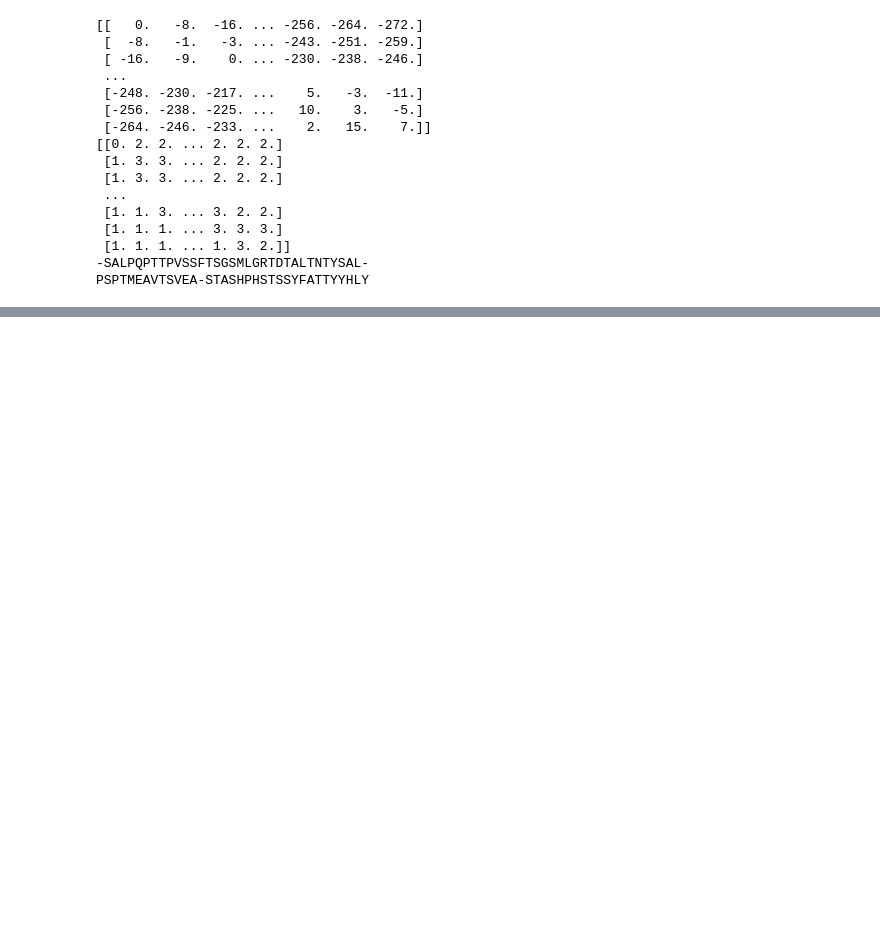
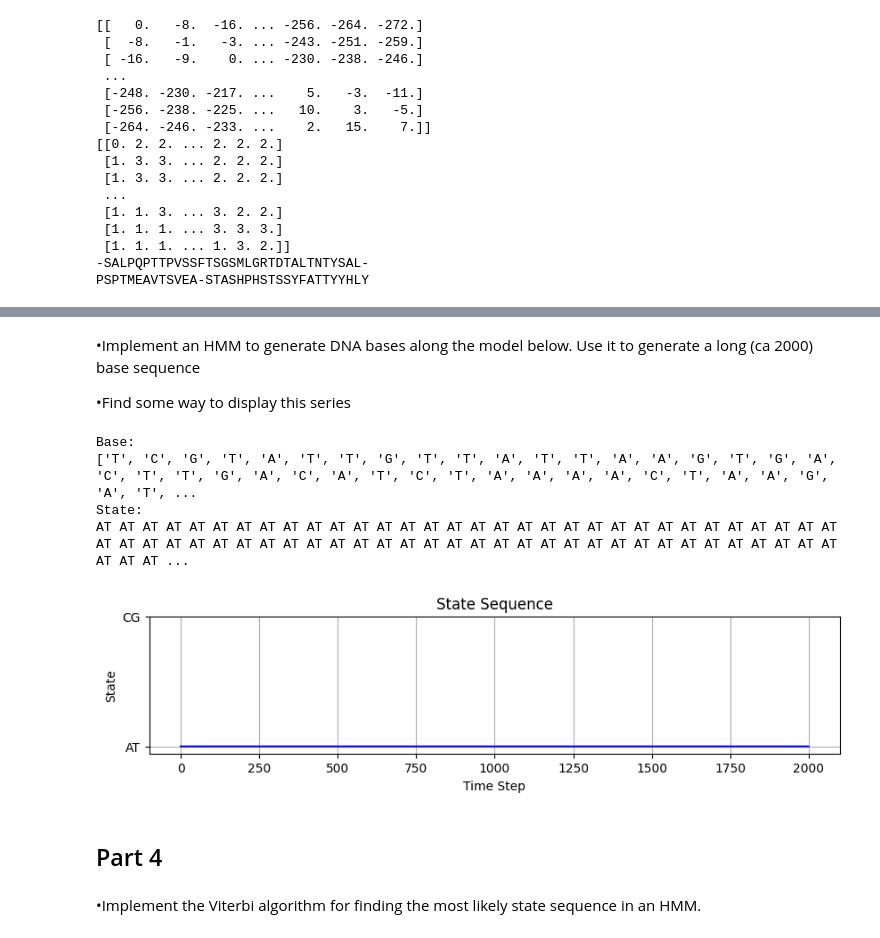
Before and after one commit to willmayhew/COMP3212ComputationalBiologyLabs, a Jupyter notebook: Lab2/Lab2.ipynb, the cells around one changed output, grey strips where cells are left out. Drawn from its saved outputs; the diff is of its cells as text; code cells hidden in the pictures; blank space fills up the shorter version.

```diff
--- a/Lab2/Lab2.ipynb
+++ b/Lab2/Lab2.ipynb
@@ -120,0 +312,45 @@ PSPTMEAVTSVEA-STASHPHSTSSYFATTYYHLY
+# %%
+def dna_sequence_generator():
+    model = hmm.CategoricalHMM(n_components=2)
+
+    model.startprob_ = np.array([0.5, 0.5])
+    model.transmat_ = np.array([[0.9997, 0.0003],
+                                [0.0002, 0.9998]])
+    model.emissionprob_ = np.array([[0.2698, 0.3237, 0.2080, 0.1985],
+                                    [0.2459, 0.2079, 0.2478, 0.2984]])
+
+    seq, states = model.sample(2000)
+
+    dna_symbols = ['A', 'T', 'C', 'G']
+    state_labels = ['AT', 'CG']
+
+    seq_readable = [dna_symbols[symbol] for symbol in seq.flatten()]
+    states_readable = [state_labels[state] for state in states]
+
+    return model, seq_readable, states_readable
+# %% [markdown]
+•Implement an HMM to generate DNA bases along the model below. Use it to generate a
+long (ca 2000) base sequence
+
+•Find some way to display this series
+# %%
+model, seq, states = dna_sequence_generator()
+
+symbols = ['A', 'T', 'C', 'G']
+labels = ['AT', 'CG']
+
+print("Base:")
+print(seq)
+print("State:")
+display_colored(states, labels)
+display_states(states,labels)
+# %% [output]
+Base:
+['T', 'C', 'G', 'T', 'A', 'T', 'T', 'G', 'T', 'T', 'A', 'T', 'T', 'A', 'A', 'G', 'T', 'G', 'A', 'C', 'T', 'T', 'G', 'A', 'C', 'A', 'T', 'C', 'T', 'A', 'A', 'A', 'A', 'C', 'T', 'A', 'A', 'G', 'A', 'T', ...
+State:
+AT AT AT AT AT AT AT AT AT AT AT AT AT AT AT AT AT AT AT AT AT AT AT AT AT AT AT AT AT AT AT AT AT AT AT AT AT AT AT AT AT AT AT AT AT AT AT AT AT AT AT AT AT AT AT AT AT AT AT AT AT AT AT AT AT AT AT ...
+[figure, added]
+# %% [markdown]
+## Part 4
+# %% [markdown]
+•Implement the Viterbi algorithm for finding the most likely state sequence in an HMM.
```
Also changed, not shown: parts of 24 cells of this notebook, 1 other file.
